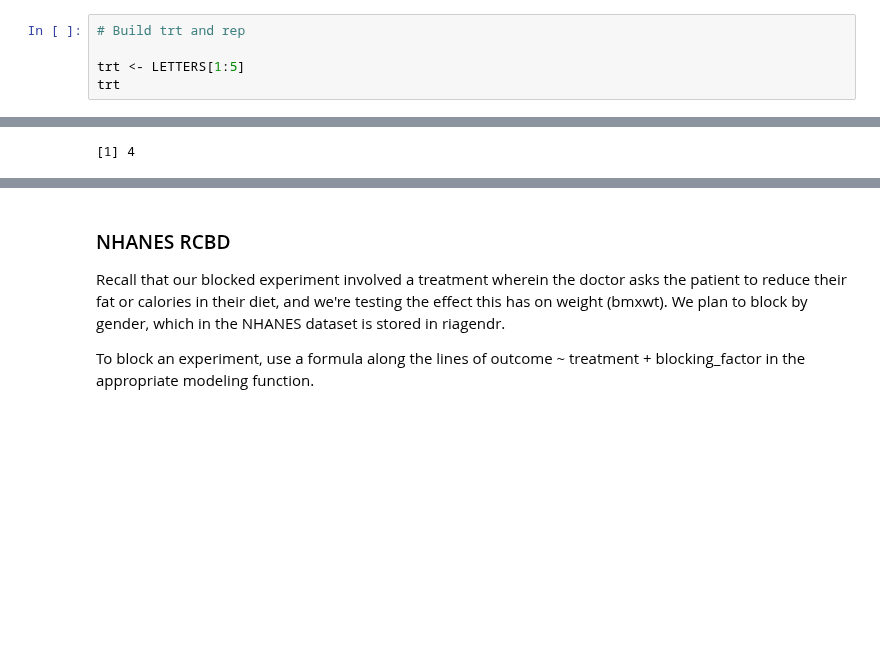
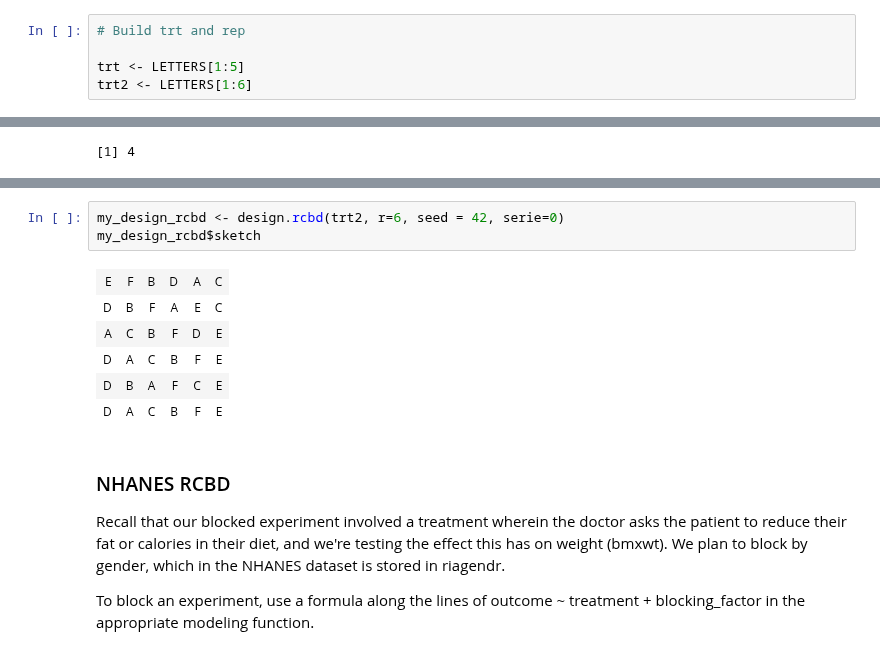
Before and after one commit to iamjz/R-Data, a Jupyter notebook: Design of Experiments.ipynb, the cells around one changed output, grey strips where cells are left out. Saved outputs shown, nothing was run; the diff lists cells and outputs as text; blank space fills up the shorter version.

```diff
--- a/Design of Experiments.ipynb
+++ b/Design of Experiments.ipynb
@@ -1710,4 +1710,4 @@ List of 3
 # Build trt and rep
 
 trt <- LETTERS[1:5]
-trt
+trt2 <- LETTERS[1:6]
@@ -1730,3 +1764,13 @@ my_design_rcbd$sketch
+# %%
+my_design_rcbd <- design.rcbd(trt2, r=6, seed = 42, serie=0)
+my_design_rcbd$sketch
+# %% [output]
+| E | F | B | D | A | C |
+| D | B | F | A | E | C |
+| A | C | B | F | D | E |
+| D | A | C | B | F | E |
+| D | B | A | F | C | E |
+| D | A | C | B | F | E |
 # %% [markdown]
 ### NHANES RCBD
 Recall that our blocked experiment involved a treatment wherein the doctor asks the patient to reduce their fat or calories in their diet, and we're testing the effect this has on weight (bmxwt). We plan to block by gender, which in the NHANES dataset is stored in riagendr.
```
Also changed, not shown: parts of 7 cells of this notebook, 4 other files.
